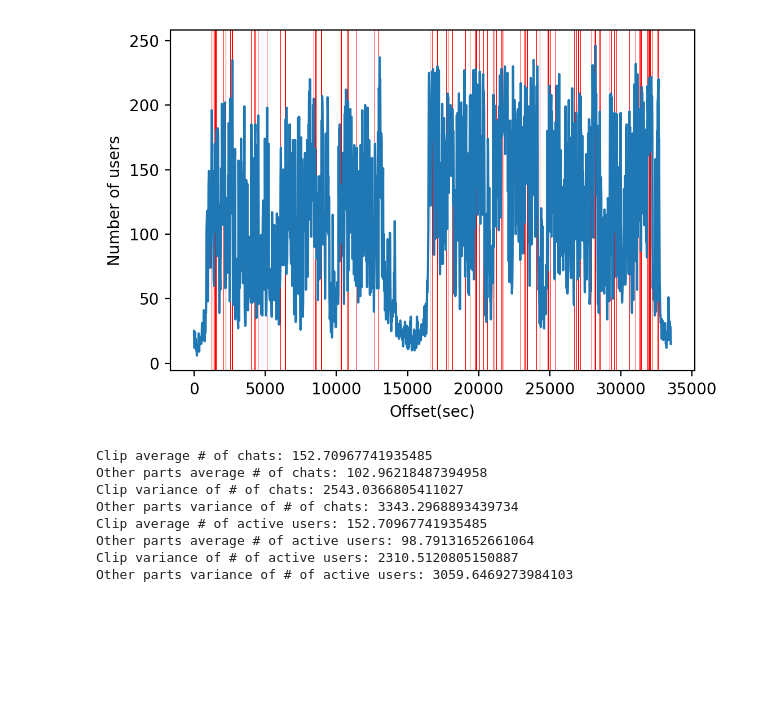
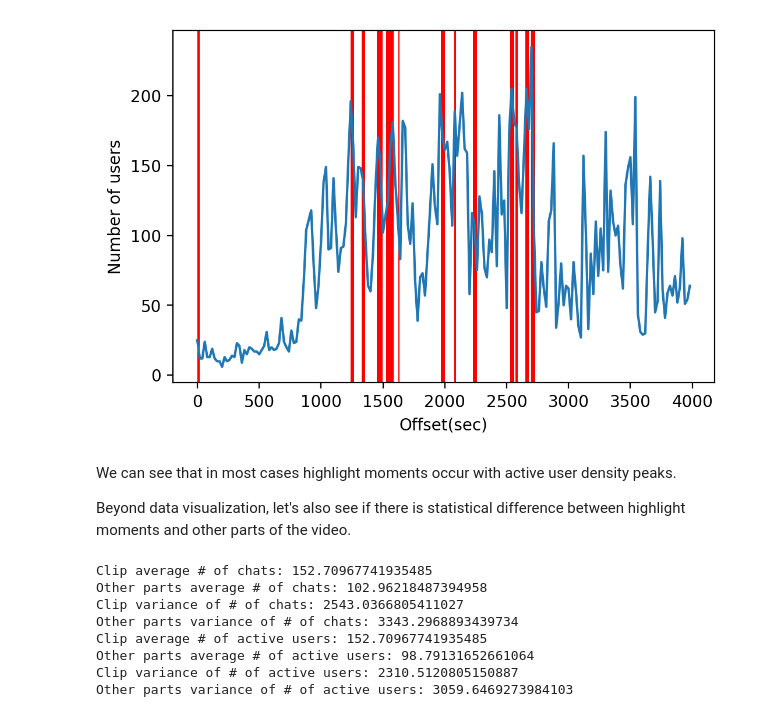
Before and after one commit to ClumsyLee/data-science-final-project, a Jupyter notebook: twitch_crawler.ipynb, the cells around one changed output. Saved outputs shown, nothing was run; the diff lists cells and outputs as text; code cells hidden in the pictures; blank space fills up the shorter version.

```diff
--- a/twitch_crawler.ipynb
+++ b/twitch_crawler.ipynb
@@ -68,23 +148,27 @@ plt.show()
 # %%
 def plot_active_user_density(chats, clips, video_length, sample_window_size, activer_user_density):
     fig = plt.figure(dpi=200)
     plt.xlabel("Offset(sec)")
     plt.ylabel("Number of users")
 
     plot_x = range(0, video_length, sample_window_size)
-    if activer_user_density is None:
-        activer_user_density = calculate_chats_density(chats, video_length, sample_window_size)
+    cut_edge = min(200, len(plot_x))
 
     for clip in clips:
-        plt.axvspan(clip.video_offset, clip.video_offset + clip.duration, facecolor='r')
-    plt.plot(plot_x, chats_density)
+        if clip.video_offset + clip.duration < cut_edge * sample_window_size:
+            plt.axvspan(clip.video_offset, clip.video_offset + clip.duration, facecolor='r')
+    plt.plot(plot_x[:cut_edge], chats_density[:cut_edge])
     return fig
 
 activer_user_density = twitch_feature.calculate_active_user_density(chats, video_length, sample_window_size)
 plot_active_user_density(chats, video_related_clips, video_length, sample_window_size, activer_user_density)
 plt.show()
 # %% [output]
-[figure, old version]
+[figure, new version]
+# %% [markdown]
+We can see that in most cases highlight moments occur with active user density peaks.
+
+Beyond data visualization, let's also see if there is statistical difference between highlight moments and other parts of the video.
 # %%
 labels = twitch_feature.calculate_label(video_related_clips, video_length, sample_window_size)
 # %%
```
Also changed, not shown: parts of 21 cells of this notebook.
